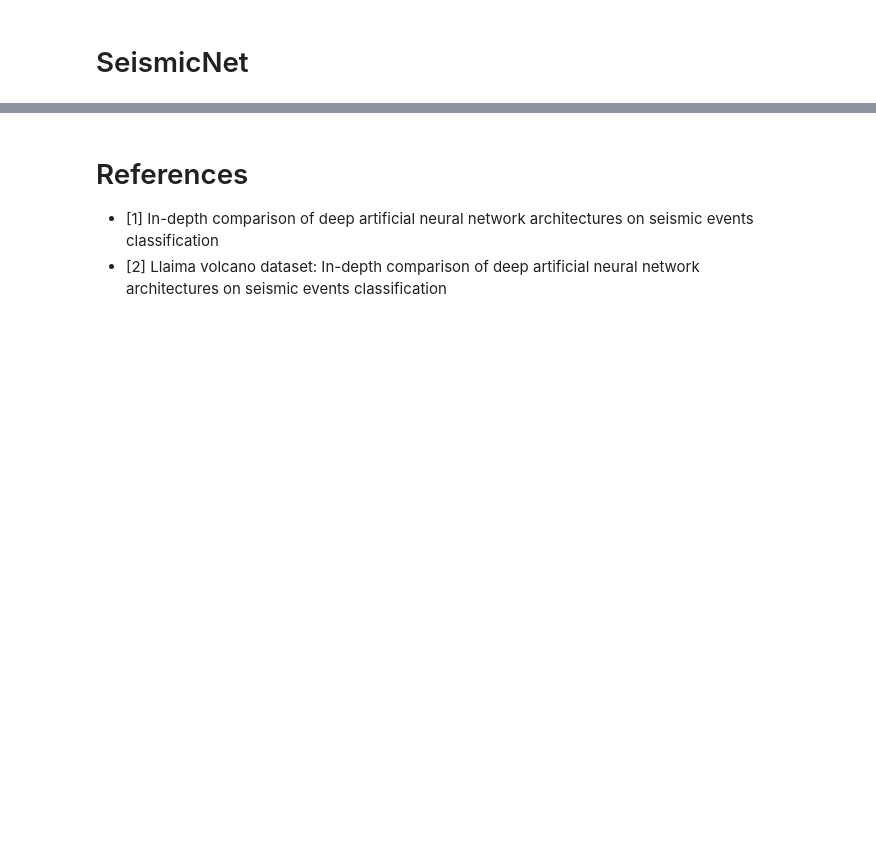
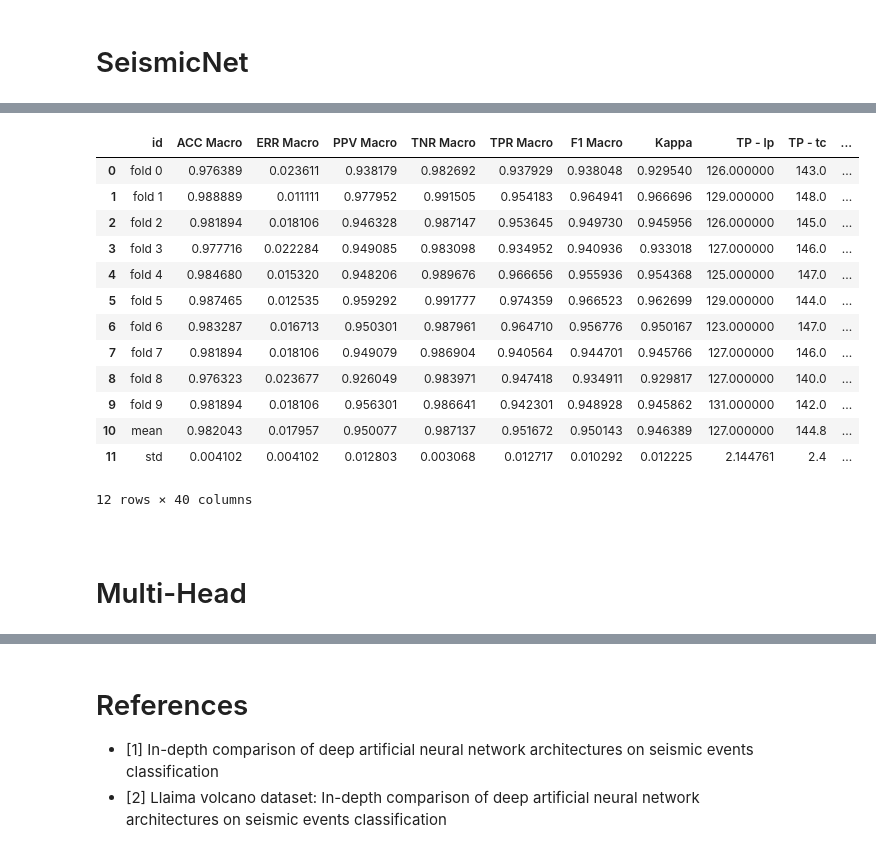
Before and after one commit to sborquez/volcano-seismic, a Jupyter notebook: 02_K_Fold_Cross_Validation.ipynb, the cells around one changed output, grey strips where cells are left out. Saved outputs shown, nothing was run; the diff lists cells and outputs as text; code cells hidden in the pictures; blank space fills up the shorter version.

```diff
--- a/02_K_Fold_Cross_Validation.ipynb
+++ b/02_K_Fold_Cross_Validation.ipynb
@@ -293,0 +388,64 @@ evaluation_metrics
+# %%
+#Focal Loss
+alpha = np.array([1.0 - 0.3647, 1.0 - 0.4143, 1.0 - 0.1364, 1.0 - 0.0843])
+# %%
+experiment_name  = "SeismicNetFocalLoss"
+
+model_hyperparameters = {
+    "builder": "seismicnet_builder",
+    "input_shape": (6000,1),
+    "num_classes":4,
+}
+
+training_configuration = {
+    "epochs": 200,
+    "batch_size": 128,
+    "verbosity": 0,
+    "loss": {
+        "name": "categorical_focal_loss",
+        "parameters": {
+            "alpha": alpha,
+            "gamma": 2.0
+        }
+    },
+    "optimizer": {
+        "name": "adam",
+        "parameters": {
+            "learning_rate": 0.001
+        }
+    },
+    "callbacks": {
+        "early_stop": 5
+    }
+}
+evaluation_configuration = {
+    "metrics": ["overall_classification_metrics", "classification_metrics_by_class"],
+    "plots": ["pr", "cm"],
+    "top_k": 10
+}
+# %%
+evaluation_metrics_seismicnet_fl = k_fold_cross_validation(
+    project, experiment_name, dataset_artifact_name, labels,
+    model_hyperparameters, training_configuration, evaluation_configuration, k=10, seed=1234
+)
+# %%
+evaluation_metrics_seismicnet_fl
+# %% [output]
+|  | id | ACC Macro | ERR Macro | PPV Macro | TNR Macro | TPR Macro | F1 Macro | Kappa | TP - lp | TP - tc | ... |
+| 0 | fold 0 | 0.976389 | 0.023611 | 0.938179 | 0.982692 | 0.937929 | 0.938048 | 0.929540 | 126.000000 | 143.0 | ... |
+| 1 | fold 1 | 0.988889 | 0.011111 | 0.977952 | 0.991505 | 0.954183 | 0.964941 | 0.966696 | 129.000000 | 148.0 | ... |
+| 2 | fold 2 | 0.981894 | 0.018106 | 0.946328 | 0.987147 | 0.953645 | 0.949730 | 0.945956 | 126.000000 | 145.0 | ... |
+| 3 | fold 3 | 0.977716 | 0.022284 | 0.949085 | 0.983098 | 0.934952 | 0.940936 | 0.933018 | 127.000000 | 146.0 | ... |
+| 4 | fold 4 | 0.984680 | 0.015320 | 0.948206 | 0.989676 | 0.966656 | 0.955936 | 0.954368 | 125.000000 | 147.0 | ... |
+| 5 | fold 5 | 0.987465 | 0.012535 | 0.959292 | 0.991777 | 0.974359 | 0.966523 | 0.962699 | 129.000000 | 144.0 | ... |
+| 6 | fold 6 | 0.983287 | 0.016713 | 0.950301 | 0.987961 | 0.964710 | 0.956776 | 0.950167 | 123.000000 | 147.0 | ... |
+| 7 | fold 7 | 0.981894 | 0.018106 | 0.949079 | 0.986904 | 0.940564 | 0.944701 | 0.945766 | 127.000000 | 146.0 | ... |
+| 8 | fold 8 | 0.976323 | 0.023677 | 0.926049 | 0.983971 | 0.947418 | 0.934911 | 0.929817 | 127.000000 | 140.0 | ... |
+| 9 | fold 9 | 0.981894 | 0.018106 | 0.956301 | 0.986641 | 0.942301 | 0.948928 | 0.945862 | 131.000000 | 142.0 | ... |
+| 10 | mean | 0.982043 | 0.017957 | 0.950077 | 0.987137 | 0.951672 | 0.950143 | 0.946389 | 127.000000 | 144.8 | ... |
+| 11 | std | 0.004102 | 0.004102 | 0.012803 | 0.003068 | 0.012717 | 0.010292 | 0.012225 | 2.144761 | 2.4 | ... |
+12 rows × 40 columns
+# %% [markdown]
+<a id="multihead"><a/>
+# %% [markdown]
+# Multi-Head
```
Also changed, not shown: parts of 52 cells of this notebook, 6 other files.
